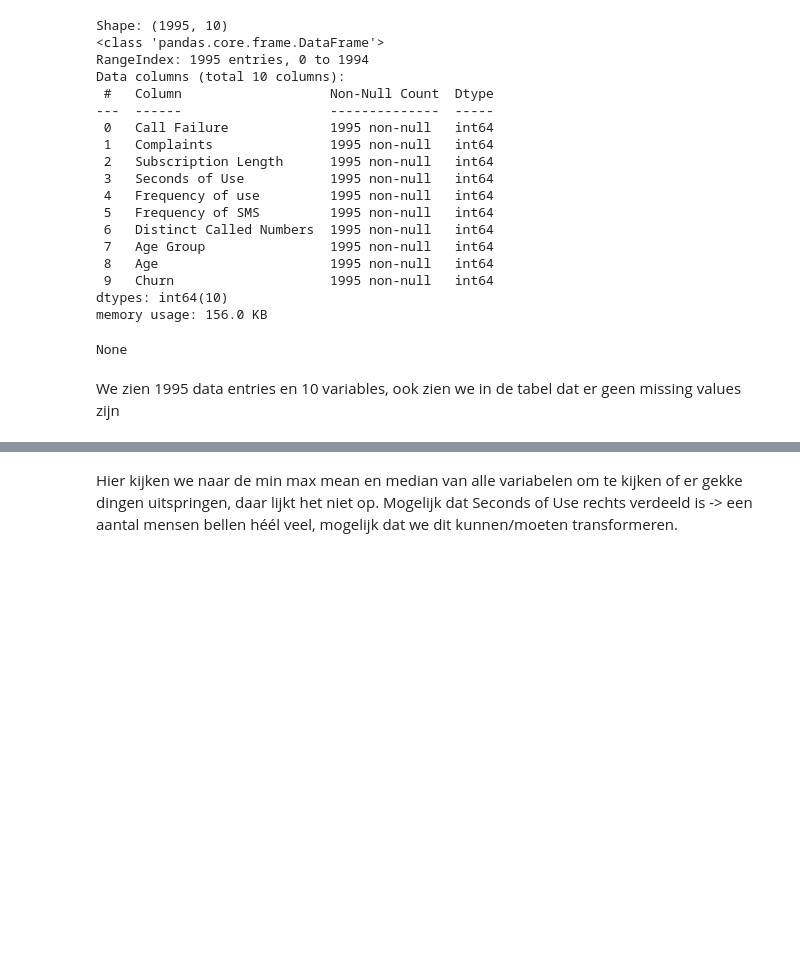
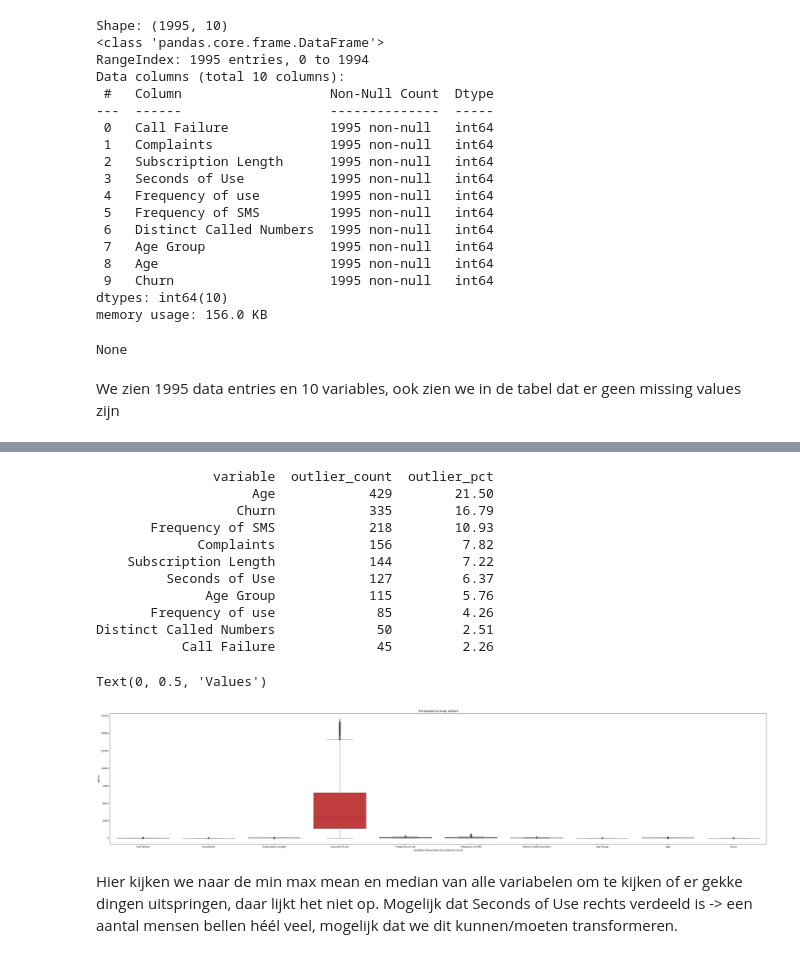
Before and after one commit to Murielle01/BP-3.4, a Jupyter notebook: scripts/opdracht 1/dataverkenning.ipynb, the cells around one changed output, grey strips where cells are left out. Drawn from its saved outputs; the diff is of its cells as text; code cells hidden in the pictures; blank space fills up the shorter version.

```diff
--- a/scripts/opdracht 1/dataverkenning.ipynb
+++ b/scripts/opdracht 1/dataverkenning.ipynb
@@ -166,3 +150,50 @@ df.agg(["min", "max", "mean", "median"]).T
+# %%
+# checken op uitschieters
+import seaborn as sns
+
+num_cols = df.select_dtypes(include=[np.number]).columns
+
+#Compute outlier counts and percentages
+results = []
+for col in num_cols:
+    series = df[col].dropna()
+    q1 = series.quantile(0.25)
+    q3 = series.quantile(0.75)
+    iqr = q3 - q1
+    lower = q1 - 1.5 * iqr
+    upper = q3 + 1.5 * iqr
+    outlier_mask = (series < lower) | (series > upper)
+    count = outlier_mask.sum()
+    pct = (count / series.count()) * 100
+    results.append({
+        'variable': col,
+        'outlier_count': count,
+        'outlier_pct': round(pct, 2)
+    })
+
+#Build and display the table
+outlier_df = pd.DataFrame(results).sort_values(by='outlier_pct', ascending=False)
+print(outlier_df.to_string(index=False))
+
+plt.figure(figsize=(50,10))
+sns.boxplot(data=df)
+plt.title('The boxplot to study outliers')
+plt.xlabel('Variables that predict the customer churn')
+plt.ylabel('Values')
+# %% [output]
+               variable  outlier_count  outlier_pct
+                    Age            429        21.50
+                  Churn            335        16.79
+       Frequency of SMS            218        10.93
+             Complaints            156         7.82
+    Subscription Length            144         7.22
+         Seconds of Use            127         6.37
+              Age Group            115         5.76
+       Frequency of use             85         4.26
+Distinct Called Numbers             50         2.51
+           Call Failure             45         2.26
+Text(0, 0.5, 'Values')
+[figure, added]
 # %% [markdown]
 Hier kijken we naar de min max mean en median van alle variabelen om te kijken of er gekke dingen uitspringen, daar lijkt het niet op.
 Mogelijk dat Seconds of Use rechts verdeeld is -> een aantal mensen bellen héél veel, mogelijk dat we dit kunnen/moeten transformeren.
```
Also changed, not shown: parts of 16 cells of this notebook, 1 other file.
